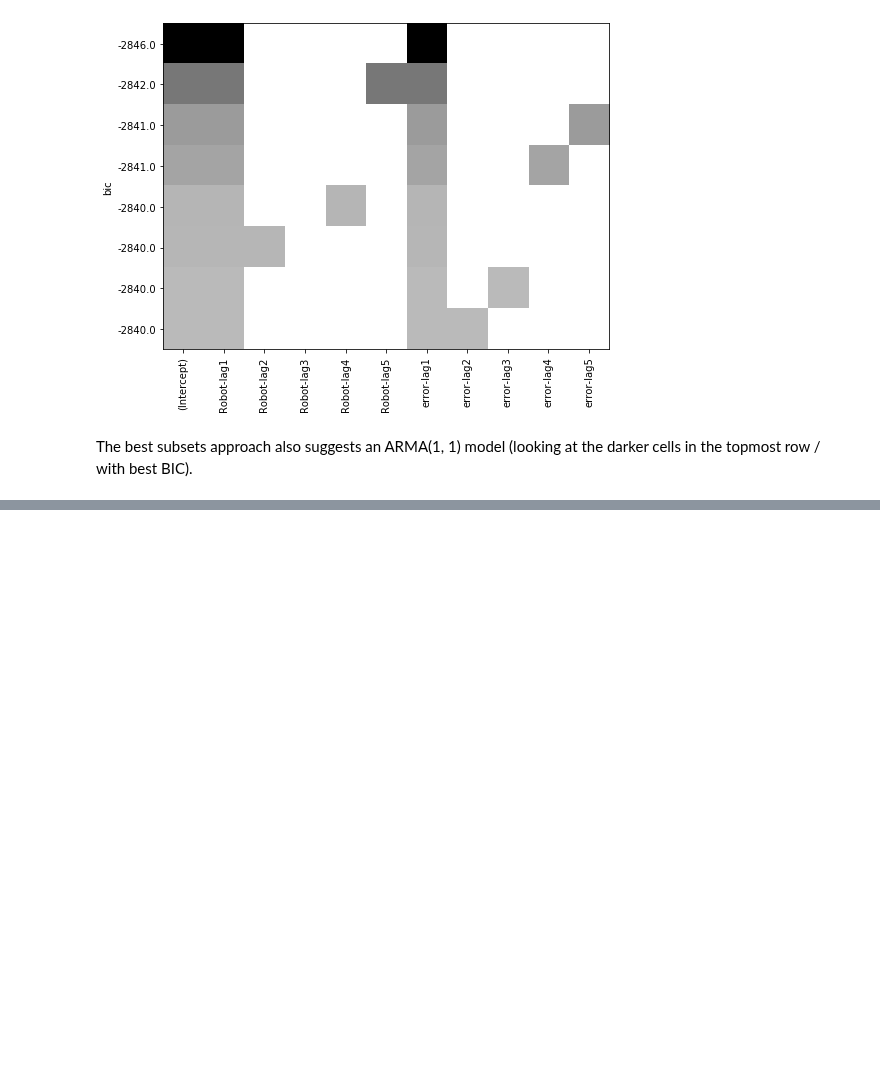
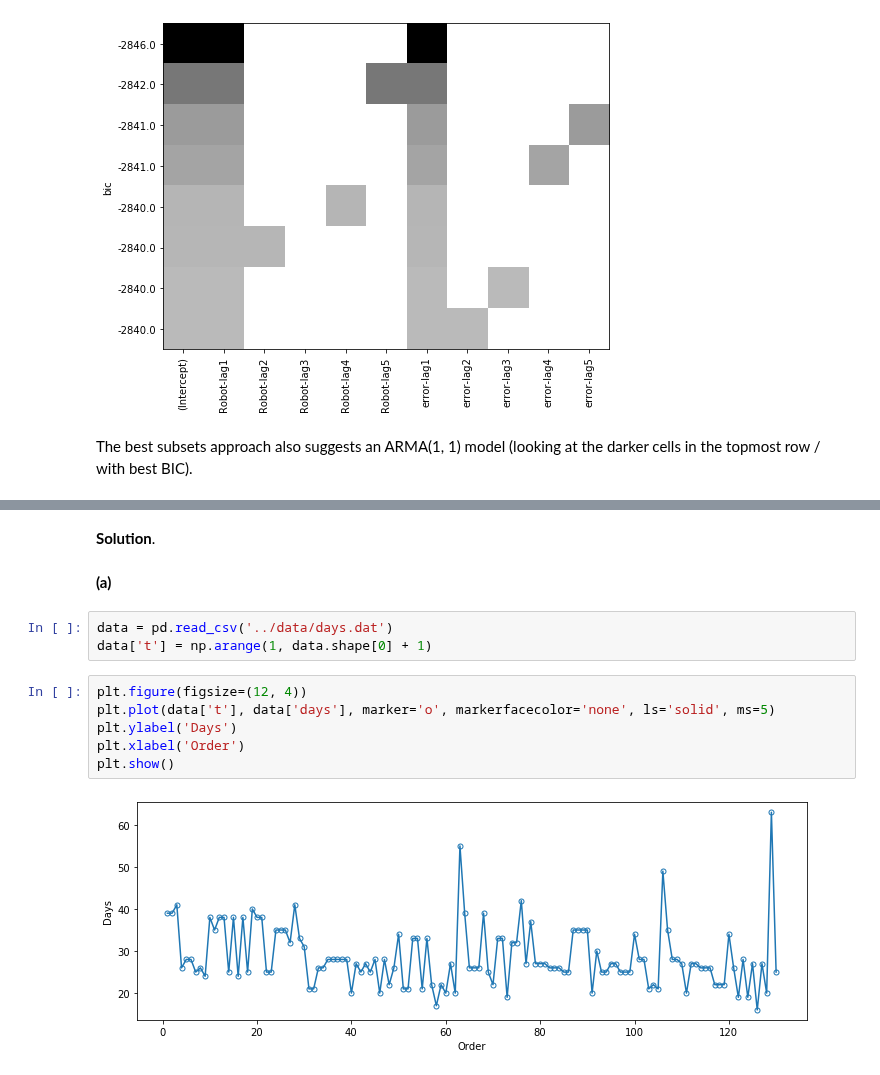
Before and after one commit to telmo-correa/time-series-analysis, a Jupyter notebook: Python/Chapter 06 (Ex 31 - 39) - Model Specification.ipynb, the cells around one changed output, grey strips where cells are left out. Cells and saved outputs as stored; diff of their text form; blank space fills up the shorter version.

```diff
--- a/Python/Chapter 06 (Ex 31 - 39) - Model Specification.ipynb
+++ b/Python/Chapter 06 (Ex 31 - 39) - Model Specification.ipynb
@@ -631,0 +701,15 @@ The best subsets approach also suggests an ARMA(1, 1) model (looking at the dark
+# %% [markdown]
+**Solution**.
+# %% [markdown]
+**(a)**
+# %%
+data = pd.read_csv('../data/days.dat')
+data['t'] = np.arange(1, data.shape[0] + 1)
+# %%
+plt.figure(figsize=(12, 4))
+plt.plot(data['t'], data['days'], marker='o', markerfacecolor='none', ls='solid', ms=5)
+plt.ylabel('Days')
+plt.xlabel('Order')
+plt.show()
+# %% [output]
+[figure, added]
```
Also changed, not shown: parts of 23 cells of this notebook, 2 other files.
